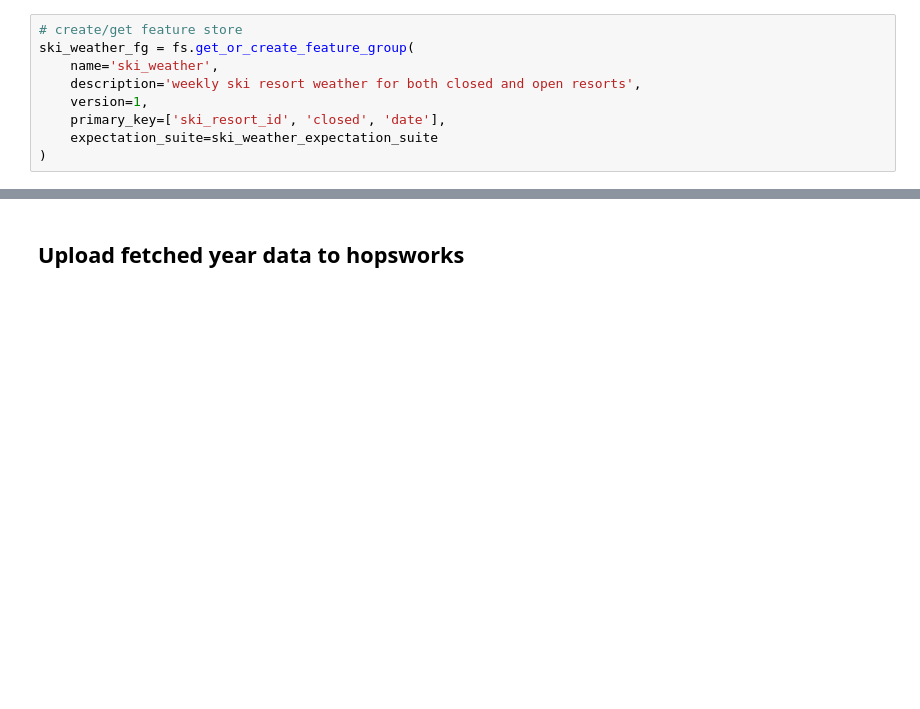
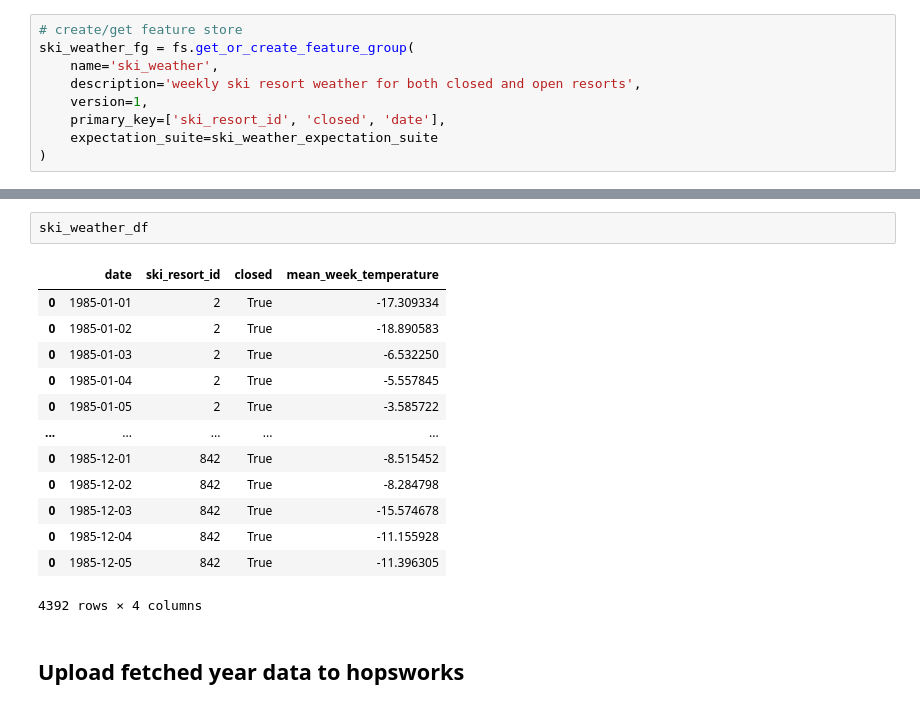
Before and after one commit to triggerdude33/ID2223-Project, a Jupyter notebook: 2_annual_weather_feature_pipeline.ipynb, the cells around one changed output, grey strips where cells are left out. Cells and saved outputs as stored; diff of their text form; blank space fills up the shorter version.

```diff
--- a/2_annual_weather_feature_pipeline.ipynb
+++ b/2_annual_weather_feature_pipeline.ipynb
@@ -503,3 +505,19 @@ ski_weather_df
+# %%
+ski_weather_df
+# %% [output]
+|  | date | ski_resort_id | closed | mean_week_temperature |
+| 0 | 1985-01-01 | 2 | True | -17.309334 |
+| 0 | 1985-01-02 | 2 | True | -18.890583 |
+| 0 | 1985-01-03 | 2 | True | -6.532250 |
+| 0 | 1985-01-04 | 2 | True | -5.557845 |
+| 0 | 1985-01-05 | 2 | True | -3.585722 |
+| ... | ... | ... | ... | ... |
+| 0 | 1985-12-01 | 842 | True | -8.515452 |
+| 0 | 1985-12-02 | 842 | True | -8.284798 |
+| 0 | 1985-12-03 | 842 | True | -15.574678 |
+| 0 | 1985-12-04 | 842 | True | -11.155928 |
+| 0 | 1985-12-05 | 842 | True | -11.396305 |
+4392 rows × 4 columns
 # %% [markdown]
 ## Upload fetched year data to hopsworks
 # %%
```
Also changed, not shown: parts of 7 cells of this notebook.
